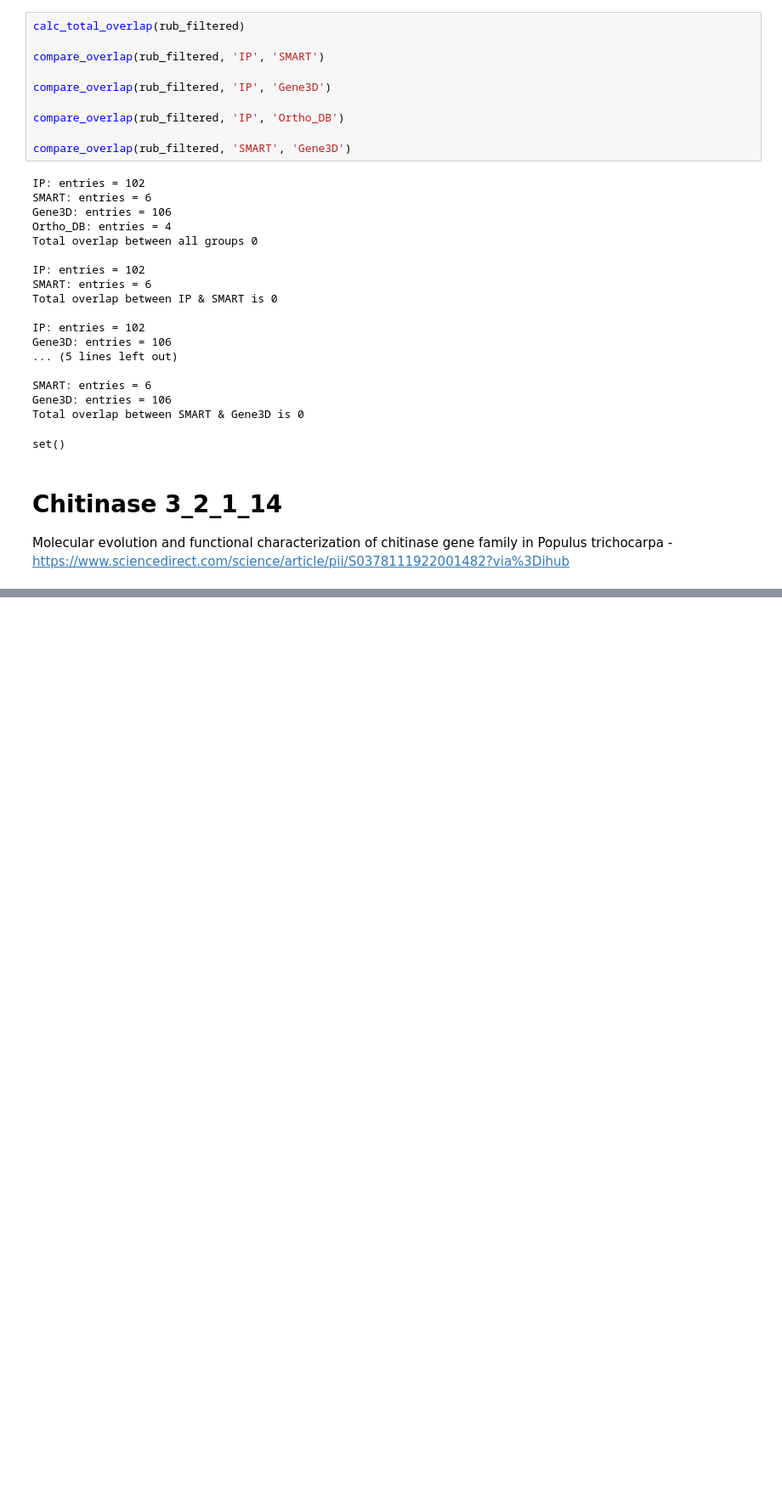
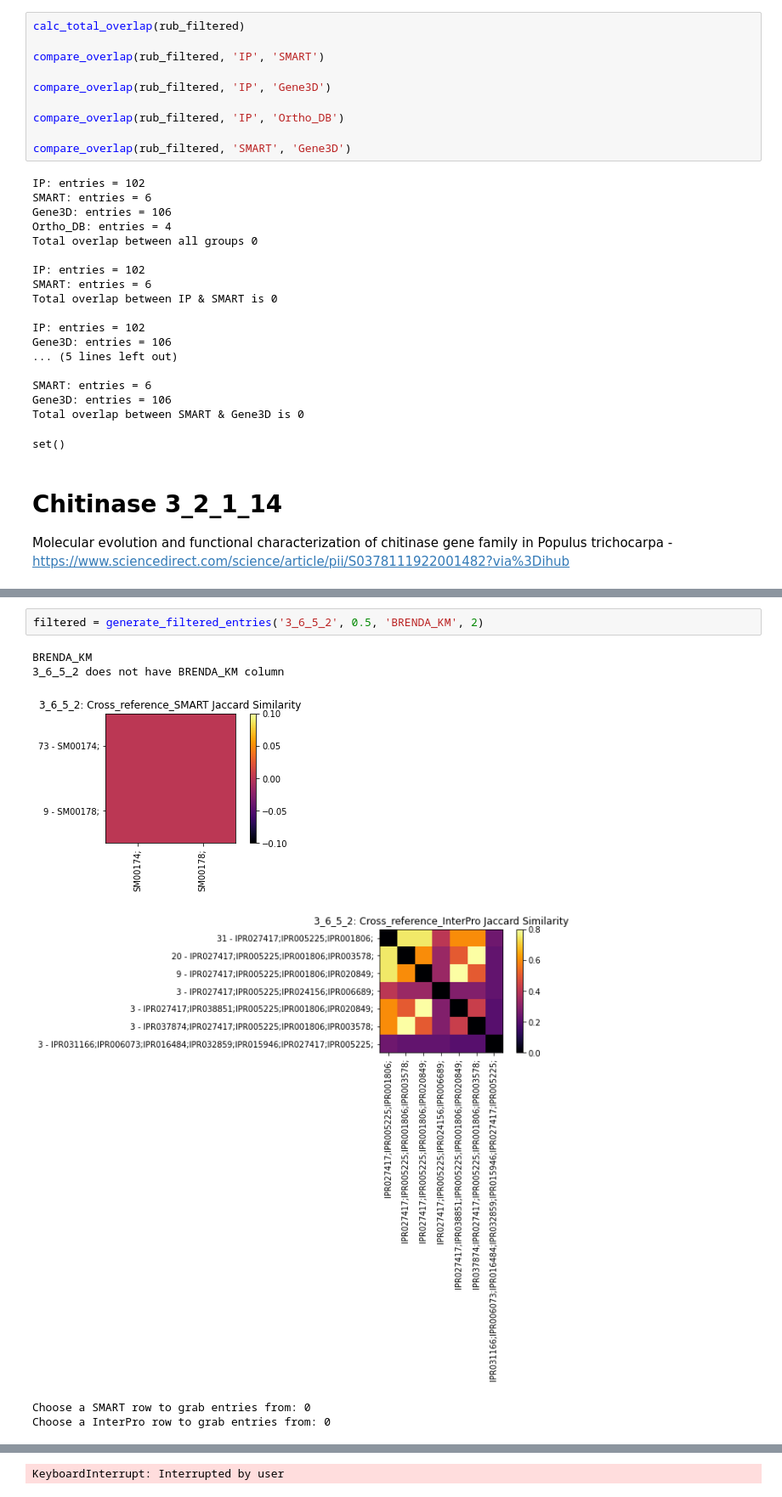
Before and after one commit to SebPorras/bioinfomatics, a Jupyter notebook: notebooks/Untitled.ipynb, the cells around one changed output, grey strips where cells are left out. Shown at 85% size. Saved outputs shown, nothing was run; the diff lists cells and outputs as text; blank space fills up the shorter version.

```diff
--- a/notebooks/Untitled.ipynb
+++ b/notebooks/Untitled.ipynb
@@ -273,0 +307,9 @@ test['SMART']
+# %%
+filtered = generate_filtered_entries('3_6_5_2', 0.5, 'BRENDA_KM', 2)
+# %% [output]
+BRENDA_KM
+3_6_5_2 does not have BRENDA_KM column
+[figure, added]
+[figure, added]
+Choose a SMART row to grab entries from: 0
+Choose a InterPro row to grab entries from: 0
@@ -273,0 +318 @@ test['SMART']
+KeyboardInterrupt: Interrupted by user
```
Also changed, not shown: parts of 14 cells of this notebook, 25 other files.
